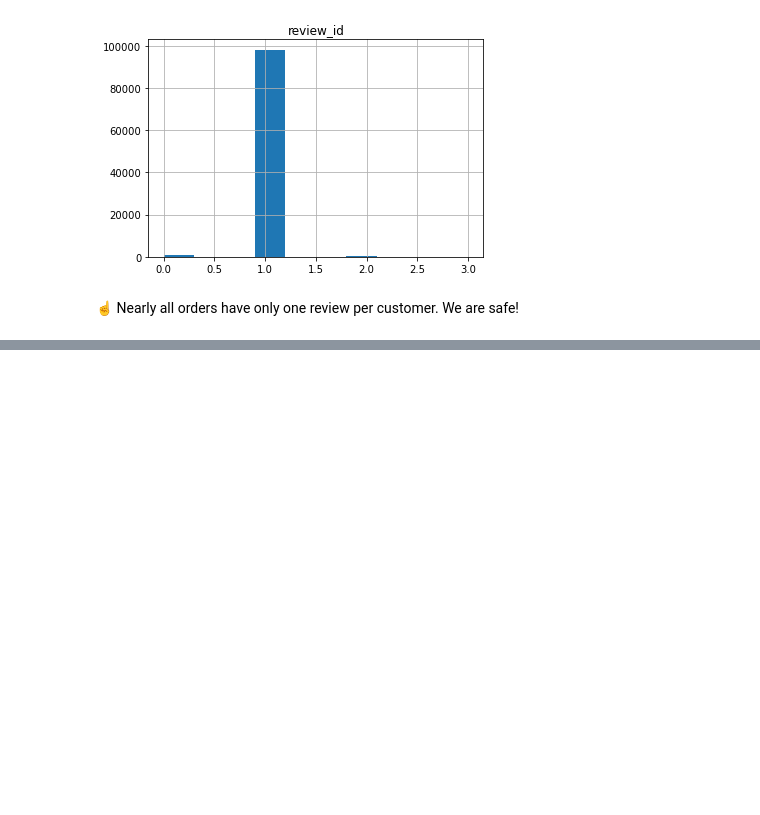
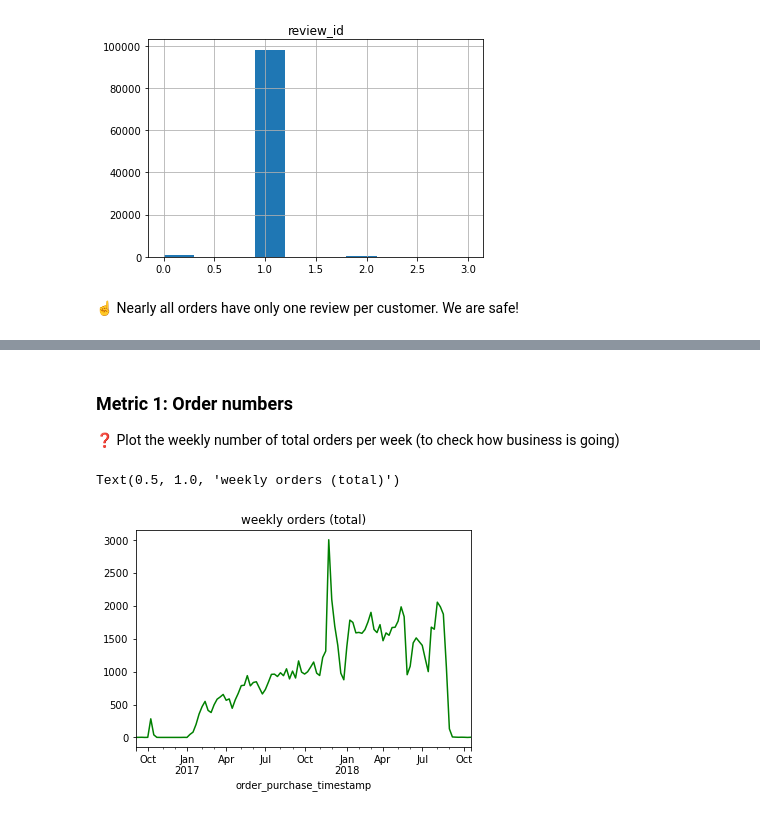
Before and after one commit to TshepoKubeka/O-list-Project, a Jupyter notebook: notebooks/Untitled.ipynb, the cells around one changed output, grey strips where cells are left out. Drawn from its saved outputs; the diff is of its cells as text; code cells hidden in the pictures; blank space fills up the shorter version.

Commit message:
key business metric, part 1

```diff
--- a/notebooks/Untitled.ipynb
+++ b/notebooks/Untitled.ipynb
@@ -206,0 +260,16 @@ sns.countplot(x='review_score', data=data['order_reviews'])
+# %% [markdown]
+### Metric 1: Order numbers
+
+❓ Plot the weekly number of total orders per week (to check how business is going)
+# %%
+# Orders dataset
+orders = data['orders'].copy()
+# Handle datetime
+orders['order_purchase_timestamp'] = pd.to_datetime(orders['order_purchase_timestamp'])
+orders = orders.set_index('order_purchase_timestamp').sort_index()
+# %%
+orders.resample('W')['order_id'].count().plot(color='g')
+plt.title('weekly orders (total)')
+# %% [output]
+Text(0.5, 1.0, 'weekly orders (total)')
+[figure, added]
```
Also changed, not shown: parts of 20 cells of this notebook.
